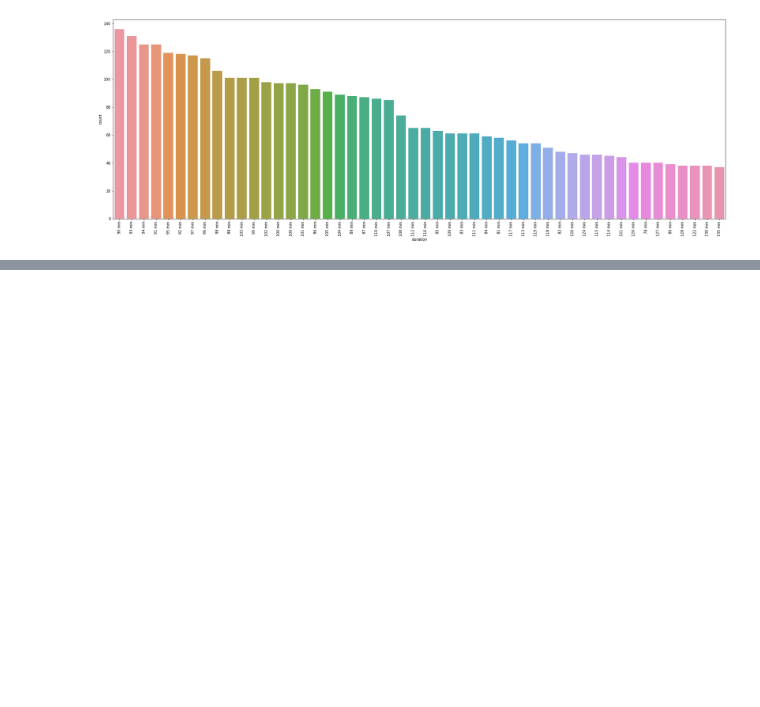
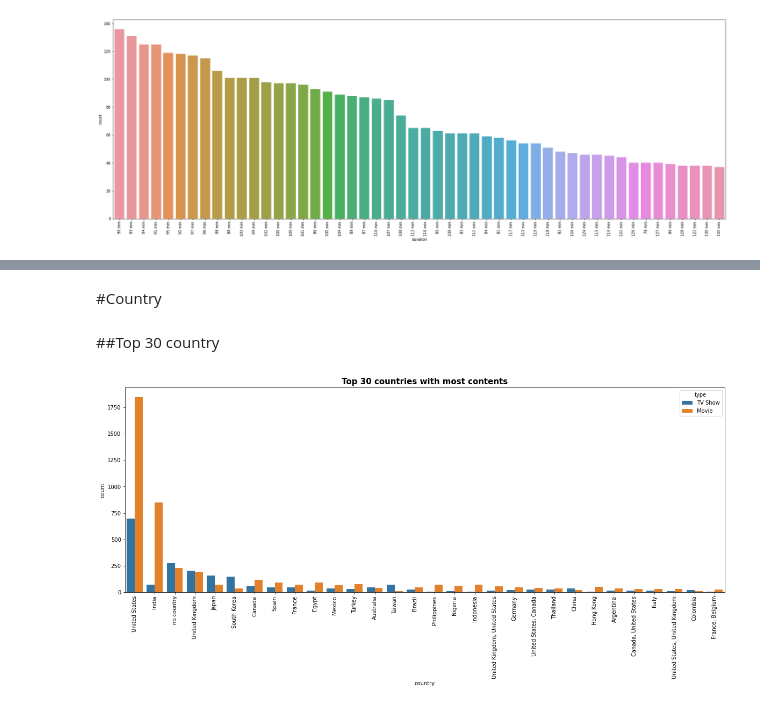
Before and after one commit to Zeeshan00789/NETFLIX-MOVIES-AND-TV-SHOWS-CLUSTERING-, a Jupyter notebook: NETFLIX_MOVIES_AND_TV_SHOWS_CLUSTERING.ipynb, the cells around one changed output, grey strips where cells are left out. Drawn from its saved outputs; the diff is of its cells as text; code cells hidden in the pictures; blank space fills up the shorter version.

```diff
--- a/NETFLIX_MOVIES_AND_TV_SHOWS_CLUSTERING.ipynb
+++ b/NETFLIX_MOVIES_AND_TV_SHOWS_CLUSTERING.ipynb
@@ -392,0 +400,13 @@ NameError: ignored
+# %% [markdown]
+#Country
+# %% [markdown]
+##Top 30 country
+# %%
+plt.figure(figsize=(20,7))
+
+sns.countplot(x=df['country'], order=df['country'].value_counts().index[0:30],hue=df['type'])
+plt.xticks(rotation=90)
+plt.title('Top 30 countries with most contents', fontsize=15, fontweight='bold')
+plt.show()
+# %% [output]
+[figure, added]
```
Also changed, not shown: parts of 5 cells of this notebook.
